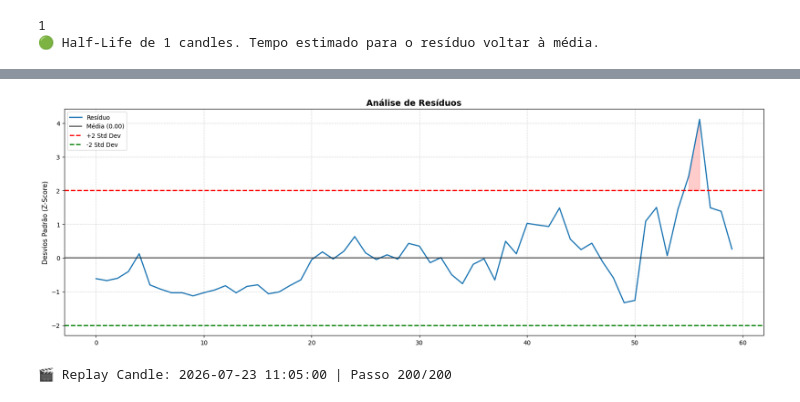
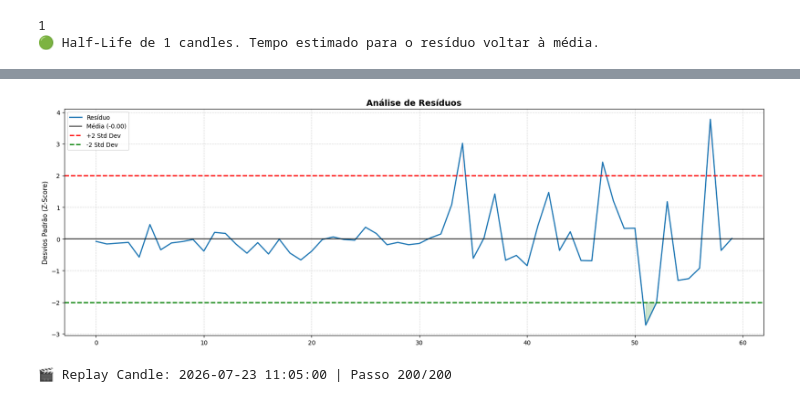
Before and after one commit to andreolvgomes/botquant, a Jupyter notebook: lab/funcoes.ipynb, the cells around one changed output, grey strips where cells are left out. Cells and saved outputs as stored; diff of their text form; code cells hidden in the pictures.

```diff
--- a/lab/funcoes.ipynb
+++ b/lab/funcoes.ipynb
@@ -433,5 +445,5 @@ beta = model.params["x"]
 alpha = model.params["const"]
 residuo = model.resid
 # %%
-kalman = PairKalman()
-model = kalman.fit(df['WDO'], df['WIN'])
+model = run_pykalman(df['WDO'], df['WIN'])
+model
@@ -526,24 +551,24 @@ print(len(df))
 # %%
 INTERVALO_SEGUNDOS = 0.3  # Tempo de espera entre candles (segundos)
 CANDLES_PARA_RODAR = 200  # Quantos candles quer simular andando para frente
 
 total_linhas = len(df)
 inicio_replay = total_linhas - CANDLES_PARA_RODAR
 
 for i in range(inicio_replay, total_linhas):
 
     df_janela = df.iloc[i - JANELA_Z : i].reset_index(drop=True)
 
-    model = regression(df_janela["WDO"], df_janela["WIN"], JANELA_Z)
-    #model = run_pykalman(df_janela["WDO"], df_janela["WIN"])
+    #model = regression(df_janela["WDO"], df_janela["WIN"], JANELA_Z)
+    model = run_pykalman(df_janela["WDO"], df_janela["WIN"])
     clear_output(wait=True)
 
-    plot_residue(model.resid, desv_input=2, padronizar=True)
+    plot_residue(model['resid'], desv_input=2, padronizar=True)
 
     data_atual = df_janela["date"].iloc[-1]
     print(f"🎬 Replay Candle: {data_atual} | Passo {i - inicio_replay + 1}/{CANDLES_PARA_RODAR}")
 
     time.sleep(INTERVALO_SEGUNDOS)
 # %% [output]
-[figure, old version]
+[figure, new version]
 🎬 Replay Candle: 2026-07-23 11:05:00 | Passo 200/200
```
Also changed, not shown: parts of 10 cells of this notebook.
